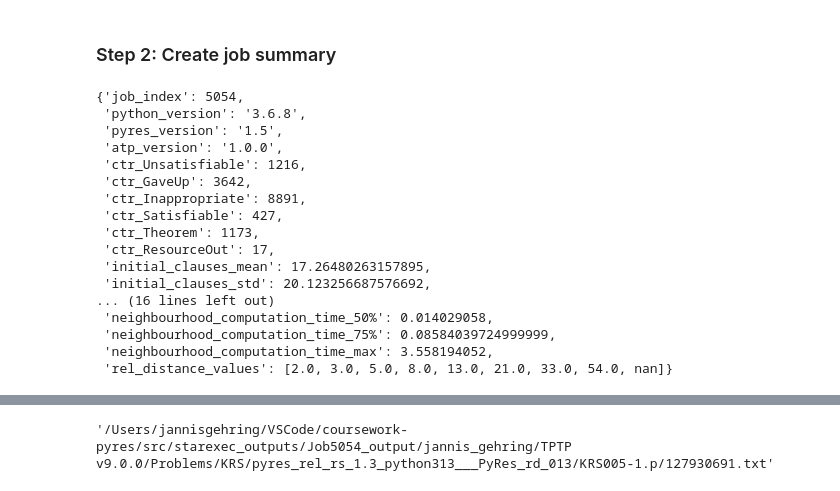
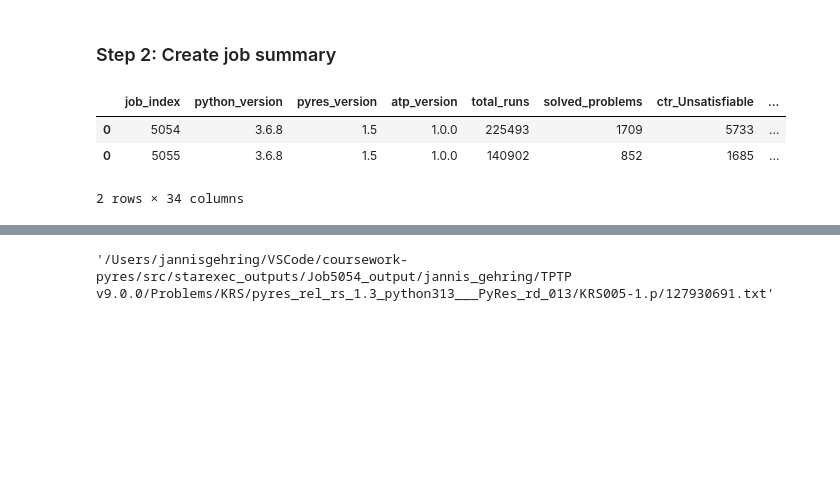
Before and after one commit to GehriJan/coursework-pyres, a Jupyter notebook: src/notebook.ipynb, the cells around one changed output, grey strips where cells are left out. Saved outputs shown, nothing was run; the diff lists cells and outputs as text; code cells hidden in the pictures; blank space fills up the shorter version.

```diff
--- a/src/notebook.ipynb
+++ b/src/notebook.ipynb
@@ -193,7 +191,7 @@ plt.tight_layout()
 ### General Starexec output stuff
 # %%
 starexec_outputs = os.path.join(notebook_dir, "starexec_outputs")
-job_index = 5054
+job_index = 5055
 problem_folder = os.path.join(starexec_outputs, f"Job{str(job_index)}_output/")
 # %% [markdown]
 #### Move problem outputs from Downloads to project
@@ -323,8 +321,11 @@ df_se_indi
 # %% [markdown]
 ### Step 2: Create job summary
 # %%
-# df_jobs = pd.read_csv(starexec_outputs + "/df_jobs.csv")
-# required column types: Python version, Pyres version, ap_version, Job index, Number of problems, initial_clauses_mean, initial_clauses_std, rel_distance_values
+szs_statuses_for_evaluation = [
+    "Unsatisfiable",
+    "Theorem",
+]
+
 def get_value(series: pd.Series):
     return (
        str(series[ series.notnull() & series.notna() ].unique()[0])
@@ -337,49 +338,51 @@ def create_ctrs(szs_stati: list[str]):
    }
 
 def create_float_metric_stats(df, column_name):
    stats_dict = (
       df[df["szs_status"]=="Unsatisfiable"]
       [column_name]
       .describe()
       .to_dict()
    )
    return {
       (column_name + "_" + stat): value
       for stat, value in stats_dict.items()
       if stat != "count"
    }
 
 job_summary = {
     "job_index": job_index,
     "python_version": get_value(df_se_indi["python_version"]),
     "pyres_version": get_value(df_se_indi["pyres_version"]),
     "atp_version": "1.0.0",
+    "total_runs": len(df_se_indi),
+    "solved_problems": (
+       df_se_indi
+         .loc[df_se_indi["szs_status"].isin(["Unsatisfiable", "Theorem"]),
+            "problem"]
+         .unique()
+         .shape[0]
+    ),
     **create_ctrs(["Unsatisfiable", "GaveUp", "Inappropriate",
                      "Satisfiable", "Theorem", "ResourceOut"]),
     **create_float_metric_stats(df_se_indi, "initial_clauses"),
     **create_float_metric_stats(df_se_indi, "graph_construction_time"),
     **create_float_metric_stats(df_se_indi, "neighbourhood_computation_time"),
     **create_float_metric_stats(df_se_indi, "neighbourhood_computation_time"),
     "rel_distance_values": [float(x) for x in df_se_indi["rel_distance"].sort_values().unique()],
 }
 
-job_summary
+df_jobs = pd.read_csv(starexec_outputs + "/df_jobs.csv", index_col=0)
+df_new_job = pd.DataFrame.from_records([job_summary])
+if job_index not in df_jobs["job_index"].unique():
+   df_jobs = pd.concat(
+   [df_jobs, df_new_job]
+   )
+df_jobs.to_csv(starexec_outputs + "/df_jobs.csv")
+df_jobs
 # %% [output]
+|  | job_index | python_version | pyres_version | atp_version | total_runs | solved_problems | ctr_Unsatisfiable | ... |
+| 0 | 5054 | 3.6.8 | 1.5 | 1.0.0 | 225493 | 1709 | 5733 | ... |
+| 0 | 5055 | 3.6.8 | 1.5 | 1.0.0 | 140902 | 852 | 1685 | ... |
-{'job_index': 5054,
- 'python_version': '3.6.8',
- 'pyres_version': '1.5',
- 'atp_version': '1.0.0',
- 'ctr_Unsatisfiable': 1216,
- 'ctr_GaveUp': 3642,
- 'ctr_Inappropriate': 8891,
- 'ctr_Satisfiable': 427,
- 'ctr_Theorem': 1173,
- 'ctr_ResourceOut': 17,
- 'initial_clauses_mean': 17.26480263157895,
- 'initial_clauses_std': 20.123256687576692,
-... (16 lines left out)
- 'neighbourhood_computation_time_50%': 0.014029058,
- 'neighbourhood_computation_time_75%': 0.08584039724999999,
- 'neighbourhood_computation_time_max': 3.558194052,
- 'rel_distance_values': [2.0, 3.0, 5.0, 8.0, 13.0, 21.0, 33.0, 54.0, nan]}
+2 rows × 34 columns
 # %%
```
Also changed, not shown: parts of 5 cells of this notebook, 10 other files.
